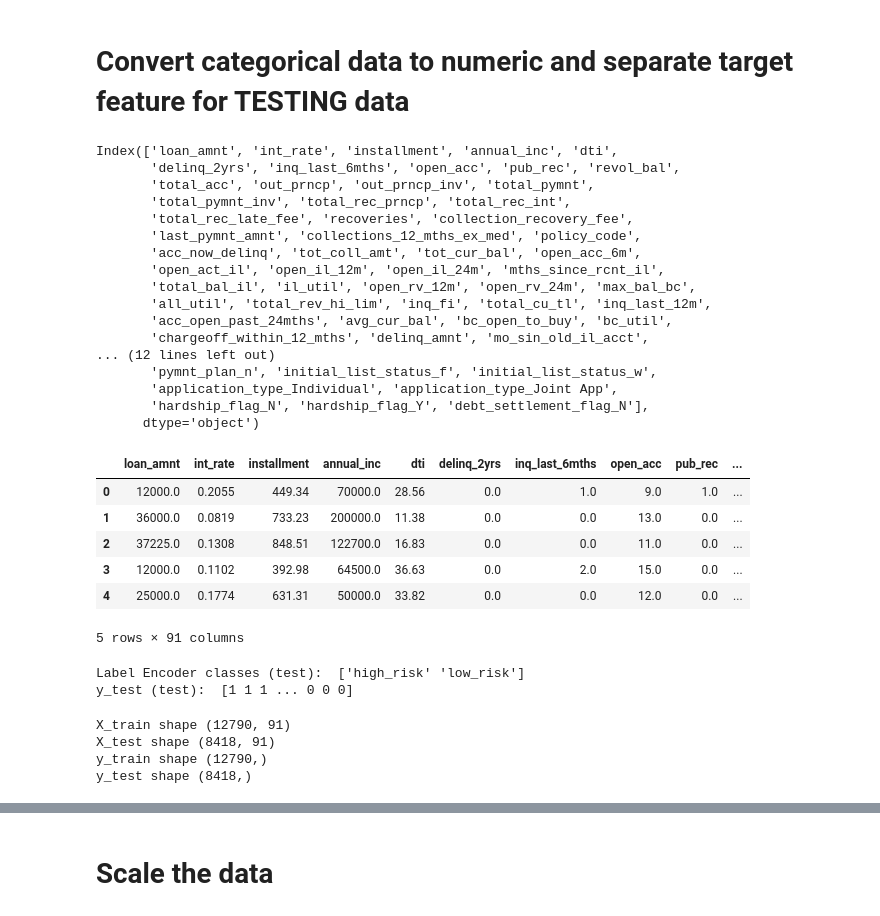
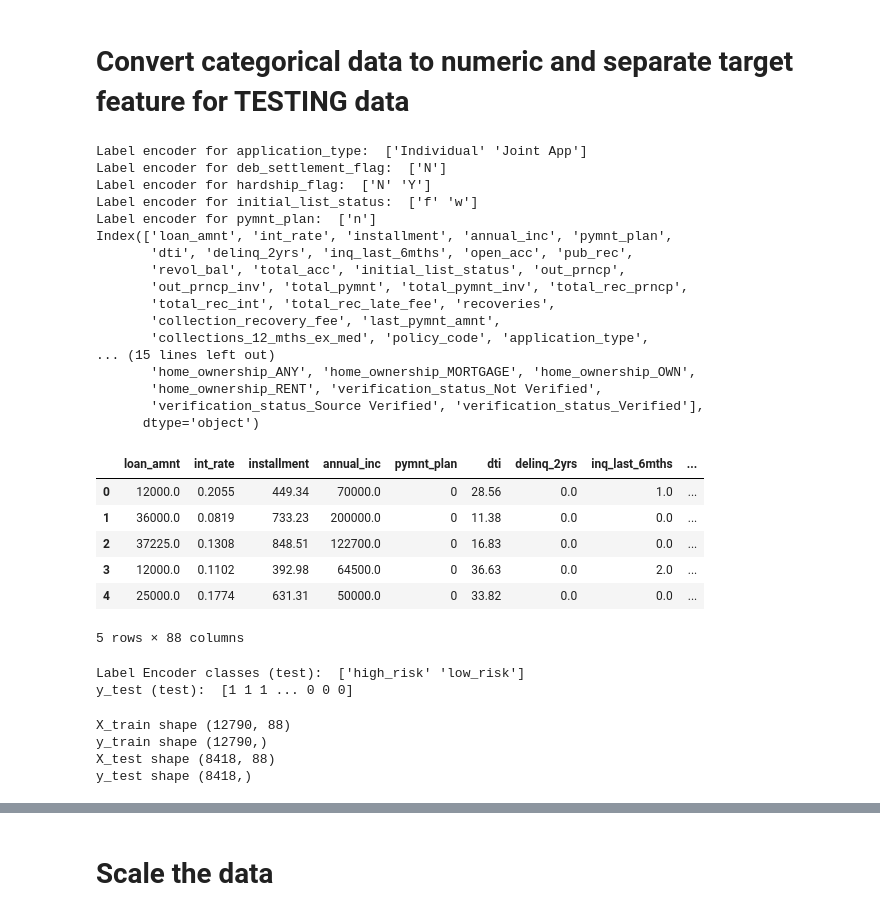
Before and after one commit to githotirado/predict-credit-risk, a Jupyter notebook: Credit Risk Evaluator.ipynb, the cells around one changed output, grey strips where cells are left out. Drawn from its saved outputs; the diff is of its cells as text; code cells hidden in the pictures.

Commit message:
Label Encoder for some columns

```diff
--- a/Credit Risk Evaluator.ipynb
+++ b/Credit Risk Evaluator.ipynb
@@ -79,38 +124,49 @@ y_train (train):  [1 1 1 ... 0 0 0]
 # %%
 # Create the X feature vector (test data)
 X_test = test_df.drop('target', axis=1)
 
-# Use Logic Encoder to preprocess binary text features
+# Use Label Encoder to preprocess binary text features
+le = LabelEncoder()
+X_test["application_type"] = le.fit_transform(X_test["application_type"])
+print("Label encoder for application_type: ", le.classes_)
+X_test["debt_settlement_flag"] = le.fit_transform(X_test["debt_settlement_flag"])
+print("Label encoder for deb_settlement_flag: ", le.classes_)
+X_test["hardship_flag"] = le.fit_transform(X_test["hardship_flag"])
+print("Label encoder for hardship_flag: ", le.classes_)
+X_test["initial_list_status"] = le.fit_transform(X_test["initial_list_status"])
+print("Label encoder for initial_list_status: ", le.classes_)
+X_test["pymnt_plan"] = le.fit_transform(X_test["pymnt_plan"])
+print("Label encoder for pymnt_plan: ", le.classes_)
 
-# pd.dummies for all other categorical data
+# Use pd.dummies for all other categorical features
 X_test = pd.get_dummies(X_test)
 print(X_test.columns)
 X_test.head()
 # %% [output]
-Index(['loan_amnt', 'int_rate', 'installment', 'annual_inc', 'dti',
-       'delinq_2yrs', 'inq_last_6mths', 'open_acc', 'pub_rec', 'revol_bal',
-       'total_acc', 'out_prncp', 'out_prncp_inv', 'total_pymnt',
-       'total_pymnt_inv', 'total_rec_prncp', 'total_rec_int',
-       'total_rec_late_fee', 'recoveries', 'collection_recovery_fee',
-       'last_pymnt_amnt', 'collections_12_mths_ex_med', 'policy_code',
-       'acc_now_delinq', 'tot_coll_amt', 'tot_cur_bal', 'open_acc_6m',
-       'open_act_il', 'open_il_12m', 'open_il_24m', 'mths_since_rcnt_il',
-       'total_bal_il', 'il_util', 'open_rv_12m', 'open_rv_24m', 'max_bal_bc',
-       'all_util', 'total_rev_hi_lim', 'inq_fi', 'total_cu_tl', 'inq_last_12m',
-       'acc_open_past_24mths', 'avg_cur_bal', 'bc_open_to_buy', 'bc_util',
-       'chargeoff_within_12_mths', 'delinq_amnt', 'mo_sin_old_il_acct',
-... (12 lines left out)
-       'pymnt_plan_n', 'initial_list_status_f', 'initial_list_status_w',
-       'application_type_Individual', 'application_type_Joint App',
-       'hardship_flag_N', 'hardship_flag_Y', 'debt_settlement_flag_N'],
+Label encoder for application_type:  ['Individual' 'Joint App']
+Label encoder for deb_settlement_flag:  ['N']
+Label encoder for hardship_flag:  ['N' 'Y']
+Label encoder for initial_list_status:  ['f' 'w']
+Label encoder for pymnt_plan:  ['n']
+Index(['loan_amnt', 'int_rate', 'installment', 'annual_inc', 'pymnt_plan',
+       'dti', 'delinq_2yrs', 'inq_last_6mths', 'open_acc', 'pub_rec',
+       'revol_bal', 'total_acc', 'initial_list_status', 'out_prncp',
+       'out_prncp_inv', 'total_pymnt', 'total_pymnt_inv', 'total_rec_prncp',
+       'total_rec_int', 'total_rec_late_fee', 'recoveries',
+       'collection_recovery_fee', 'last_pymnt_amnt',
+       'collections_12_mths_ex_med', 'policy_code', 'application_type',
+... (15 lines left out)
+       'home_ownership_ANY', 'home_ownership_MORTGAGE', 'home_ownership_OWN',
+       'home_ownership_RENT', 'verification_status_Not Verified',
+       'verification_status_Source Verified', 'verification_status_Verified'],
       dtype='object')
-|  | loan_amnt | int_rate | installment | annual_inc | dti | delinq_2yrs | inq_last_6mths | open_acc | pub_rec | ... |
-| 0 | 12000.0 | 0.2055 | 449.34 | 70000.0 | 28.56 | 0.0 | 1.0 | 9.0 | 1.0 | ... |
-| 1 | 36000.0 | 0.0819 | 733.23 | 200000.0 | 11.38 | 0.0 | 0.0 | 13.0 | 0.0 | ... |
-| 2 | 37225.0 | 0.1308 | 848.51 | 122700.0 | 16.83 | 0.0 | 0.0 | 11.0 | 0.0 | ... |
-| 3 | 12000.0 | 0.1102 | 392.98 | 64500.0 | 36.63 | 0.0 | 2.0 | 15.0 | 0.0 | ... |
-| 4 | 25000.0 | 0.1774 | 631.31 | 50000.0 | 33.82 | 0.0 | 0.0 | 12.0 | 0.0 | ... |
+|  | loan_amnt | int_rate | installment | annual_inc | pymnt_plan | dti | delinq_2yrs | inq_last_6mths | ... |
+| 0 | 12000.0 | 0.2055 | 449.34 | 70000.0 | 0 | 28.56 | 0.0 | 1.0 | ... |
+| 1 | 36000.0 | 0.0819 | 733.23 | 200000.0 | 0 | 11.38 | 0.0 | 0.0 | ... |
+| 2 | 37225.0 | 0.1308 | 848.51 | 122700.0 | 0 | 16.83 | 0.0 | 0.0 | ... |
+| 3 | 12000.0 | 0.1102 | 392.98 | 64500.0 | 0 | 36.63 | 0.0 | 2.0 | ... |
+| 4 | 25000.0 | 0.1774 | 631.31 | 50000.0 | 0 | 33.82 | 0.0 | 0.0 | ... |
-5 rows × 91 columns
+5 rows × 88 columns
 # %%
 # Create the y-label (test data)
 # Convert output labels to 0 and 1
@@ -125,13 +180,13 @@ y_test (test):  [1 1 1 ... 0 0 0]
 # add missing dummy variables to testing set
 ## NOTE: Shapes for X_train/y_train are currently compatible with X_test/y_test data frames
 print("X_train shape", X_train.shape)
+print("y_train shape", y_train.shape)
 print("X_test shape", X_test.shape)
-print("y_train shape", y_train.shape)
 print("y_test shape", y_test.shape)
 # %% [output]
-X_train shape (12790, 91)
-X_test shape (8418, 91)
+X_train shape (12790, 88)
 y_train shape (12790,)
+X_test shape (8418, 88)
 y_test shape (8418,)
 # %%
 # Train the Logistic Regression model on the unscaled data and print the model score
```
Also changed, not shown: parts of 12 cells of this notebook.
